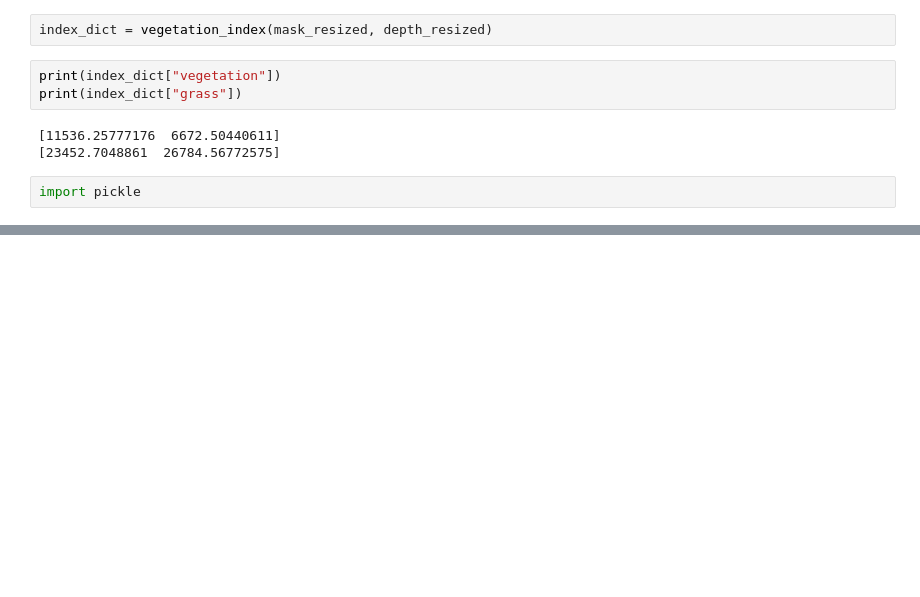
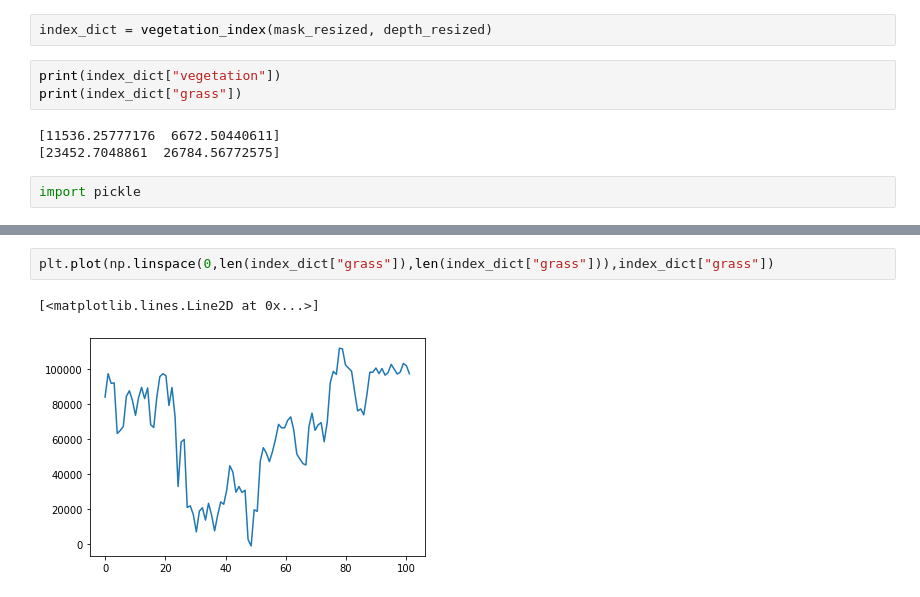
Before and after one commit to Andrewwango/vegetation-segmentation, a Jupyter notebook: vegetation-segmentation/analysis_adi_new.ipynb, the cells around one changed output, grey strips where cells are left out. Saved outputs shown, nothing was run; the diff lists cells and outputs as text; blank space fills up the shorter version.

```diff
--- a/vegetation-segmentation/analysis_adi_new.ipynb
+++ b/vegetation-segmentation/analysis_adi_new.ipynb
@@ -136,0 +134,5 @@ plt.plot(np.linspace(0,len(index_dict["vegetation"]),len(index_dict["vegetation"
+# %%
+plt.plot(np.linspace(0,len(index_dict["grass"]),len(index_dict["grass"])),index_dict["grass"])
+# %% [output]
+[<matplotlib.lines.Line2D at 0x...>]
+[figure, added]
```
Also changed, not shown: parts of 5 cells of this notebook, 5 other files.
